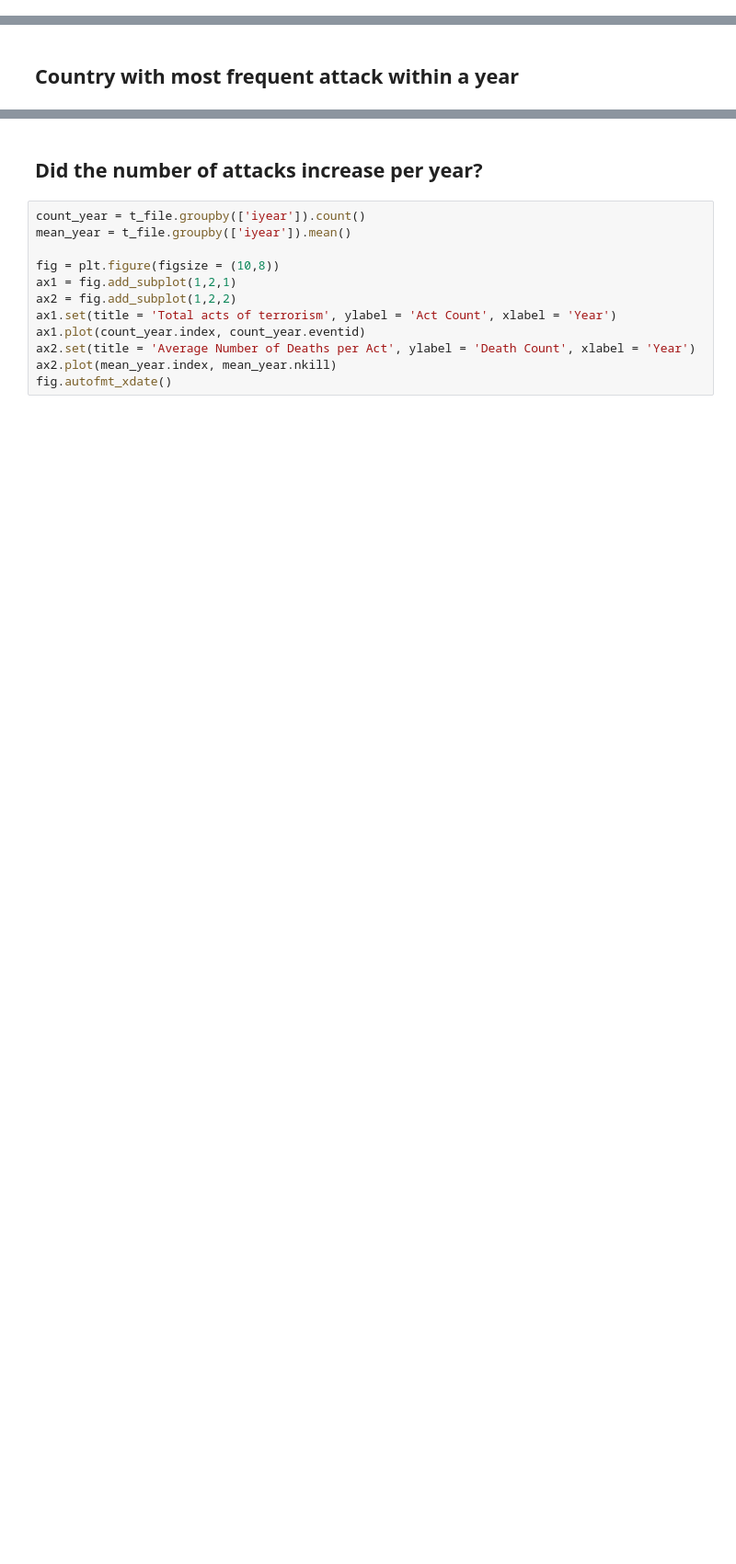
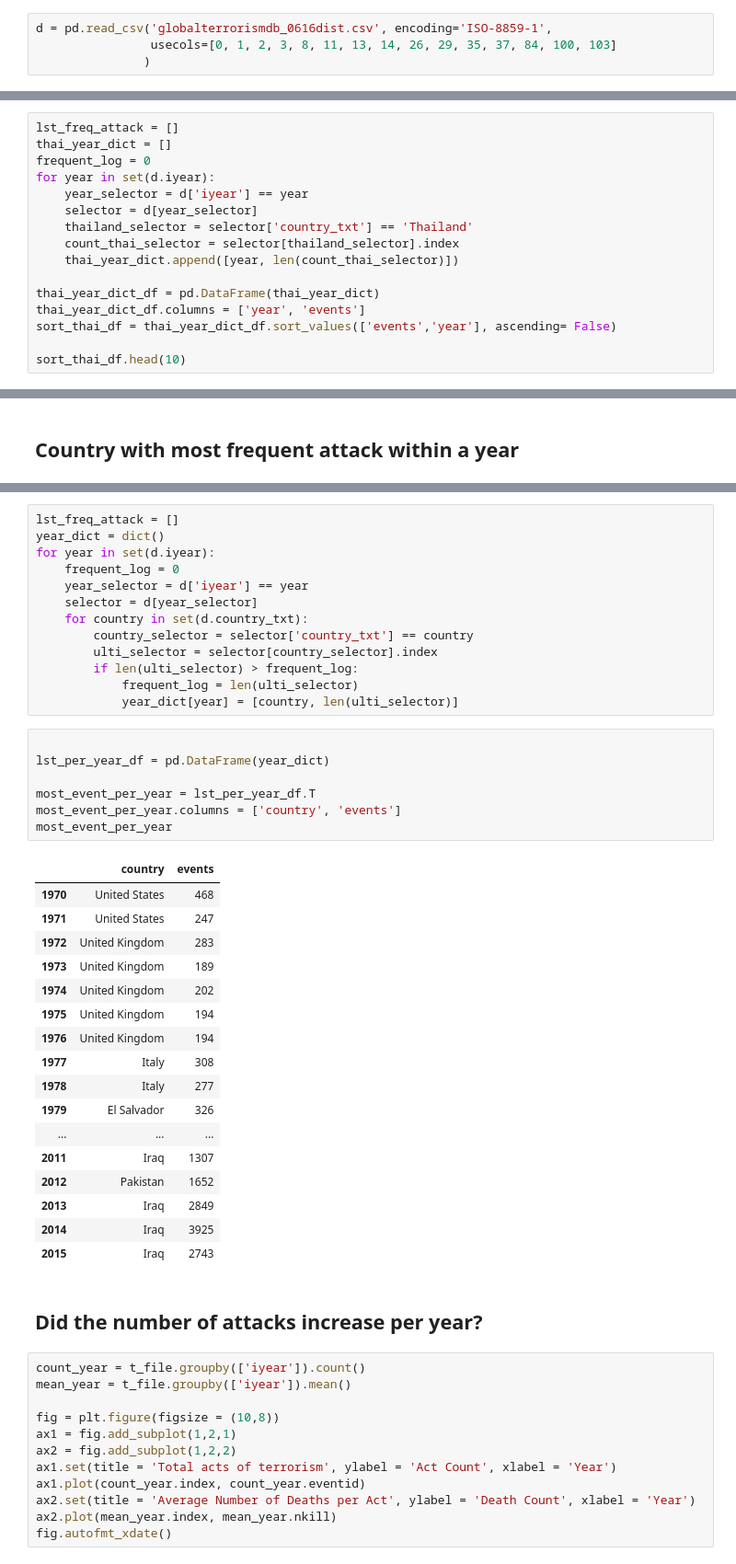
Before and after one commit to sanchitchawla/datascienceproject, a Jupyter notebook: Terror.ipynb, the cells around one changed output, grey strips where cells are left out. Shown at 92% size. Cells and saved outputs as stored; diff of their text form; blank space fills up the shorter version.

```diff
--- a/Terror.ipynb
+++ b/Terror.ipynb
@@ -19,6 +19,10 @@ t_file = pd.read_csv('globalterrorismdb_0616dist.csv', encoding='ISO-8859-1', lo
 regions = list(set(t_file.region_txt))
 colors = ['yellow', 'red', 'lightblue', 'purple', 'green', 'orange', 'brown',\
           'aqua', 'lightpink', 'lightsage', 'lightgray', 'navy']
+# %%
+d = pd.read_csv('globalterrorismdb_0616dist.csv', encoding='ISO-8859-1',
+                usecols=[0, 1, 2, 3, 8, 11, 13, 14, 26, 29, 35, 37, 84, 100, 103]
+               )
 # %% [markdown]
 ## All the attacks on a WorldMap
 # %%
@@ -58,0 +66,16 @@ print max(natdic.iteritems(), key=operator.itemgetter(1))
+# %%
+lst_freq_attack = []
+thai_year_dict = []
+frequent_log = 0
+for year in set(d.iyear):
+    year_selector = d['iyear'] == year
+    selector = d[year_selector]
+    thailand_selector = selector['country_txt'] == 'Thailand'
+    count_thai_selector = selector[thailand_selector].index
+    thai_year_dict.append([year, len(count_thai_selector)])
+
+thai_year_dict_df = pd.DataFrame(thai_year_dict)
+thai_year_dict_df.columns = ['year', 'events']
+sort_thai_df = thai_year_dict_df.sort_values(['events','year'], ascending= False)
+
+sort_thai_df.head(10)
@@ -61,3 +98,41 @@ print max(natdic.iteritems(), key=operator.itemgetter(1))
+# %%
+lst_freq_attack = []
+year_dict = dict()
+for year in set(d.iyear):
+    frequent_log = 0
+    year_selector = d['iyear'] == year
+    selector = d[year_selector]
+    for country in set(d.country_txt):
+        country_selector = selector['country_txt'] == country
+        ulti_selector = selector[country_selector].index
+        if len(ulti_selector) > frequent_log:
+            frequent_log = len(ulti_selector)
+            year_dict[year] = [country, len(ulti_selector)]
+# %%
+
+lst_per_year_df = pd.DataFrame(year_dict)
+
+most_event_per_year = lst_per_year_df.T
+most_event_per_year.columns = ['country', 'events']
+most_event_per_year
+# %% [output]
+|  | country | events |
+| 1970 | United States | 468 |
+| 1971 | United States | 247 |
+| 1972 | United Kingdom | 283 |
+| 1973 | United Kingdom | 189 |
+| 1974 | United Kingdom | 202 |
+| 1975 | United Kingdom | 194 |
+| 1976 | United Kingdom | 194 |
+| 1977 | Italy | 308 |
+| 1978 | Italy | 277 |
+| 1979 | El Salvador | 326 |
+| ... | ... | ... |
+| 2011 | Iraq | 1307 |
+| 2012 | Pakistan | 1652 |
+| 2013 | Iraq | 2849 |
+| 2014 | Iraq | 3925 |
+| 2015 | Iraq | 2743 |
 # %% [markdown]
 ## Did the number of attacks increase per year?
 # %%
```
Also changed, not shown: parts of 32 cells of this notebook.
